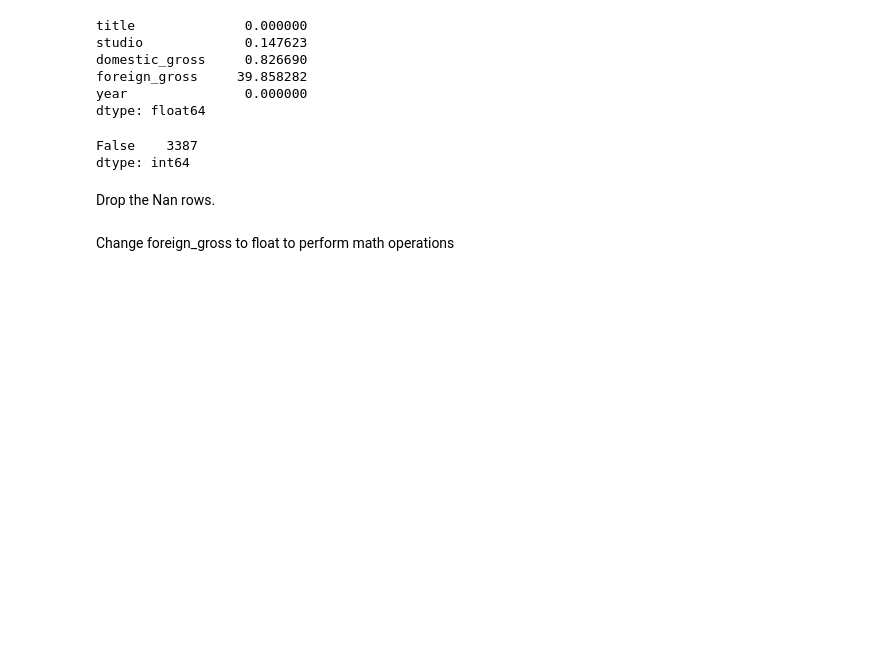
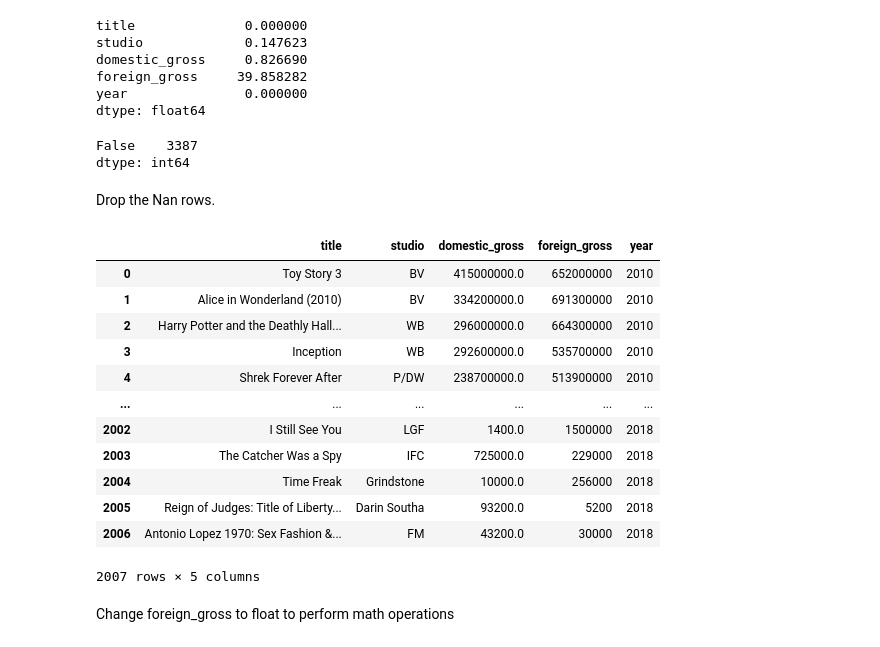
Before and after one commit to Moringa-Projects/Microsoft-Movies-Analysis-G4, a Jupyter notebook: student.ipynb, the cells around one changed output. Cells and saved outputs as stored; diff of their text form; code cells hidden in the pictures; blank space fills up the shorter version.

```diff
--- a/student.ipynb
+++ b/student.ipynb
@@ -157,6 +157,23 @@ dtype: int64
 Drop the Nan rows.
 # %%
 gross_df.dropna(inplace=True)
+# %%
+gross_df.reset_index(drop=True, inplace=True)
+gross_df
+# %% [output]
+|  | title | studio | domestic_gross | foreign_gross | year |
+| 0 | Toy Story 3 | BV | 415000000.0 | 652000000 | 2010 |
+| 1 | Alice in Wonderland (2010) | BV | 334200000.0 | 691300000 | 2010 |
+| 2 | Harry Potter and the Deathly Hall... | WB | 296000000.0 | 664300000 | 2010 |
+| 3 | Inception | WB | 292600000.0 | 535700000 | 2010 |
+| 4 | Shrek Forever After | P/DW | 238700000.0 | 513900000 | 2010 |
+| ... | ... | ... | ... | ... | ... |
+| 2002 | I Still See You | LGF | 1400.0 | 1500000 | 2018 |
+| 2003 | The Catcher Was a Spy | IFC | 725000.0 | 229000 | 2018 |
+| 2004 | Time Freak | Grindstone | 10000.0 | 256000 | 2018 |
+| 2005 | Reign of Judges: Title of Liberty... | Darin Southa | 93200.0 | 5200 | 2018 |
+| 2006 | Antonio Lopez 1970: Sex Fashion &... | FM | 43200.0 | 30000 | 2018 |
+2007 rows × 5 columns
 # %% [markdown]
 Change foreign_gross to float to perform math operations
 # %%
```
Also changed, not shown: parts of 6 cells of this notebook, 1 other file.
